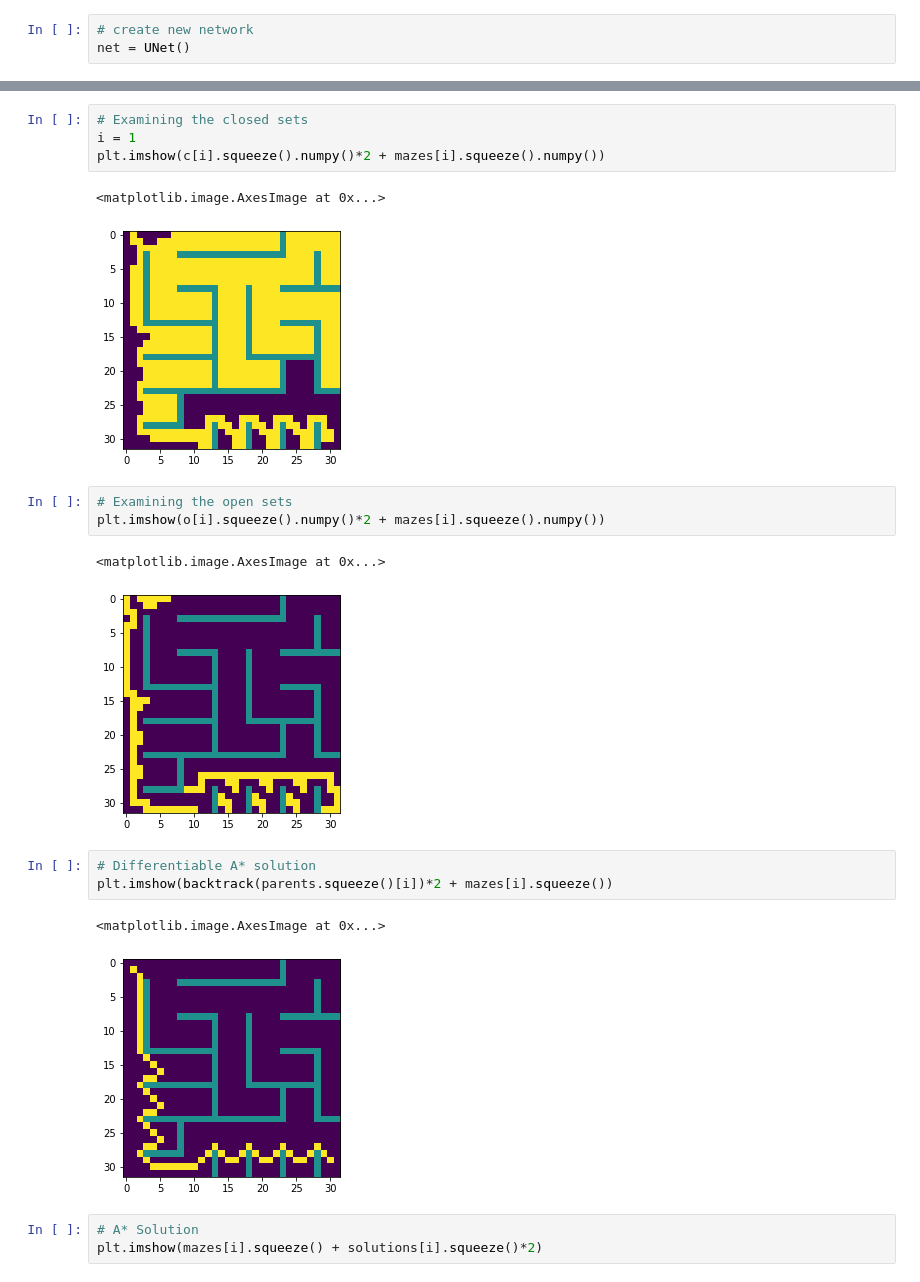
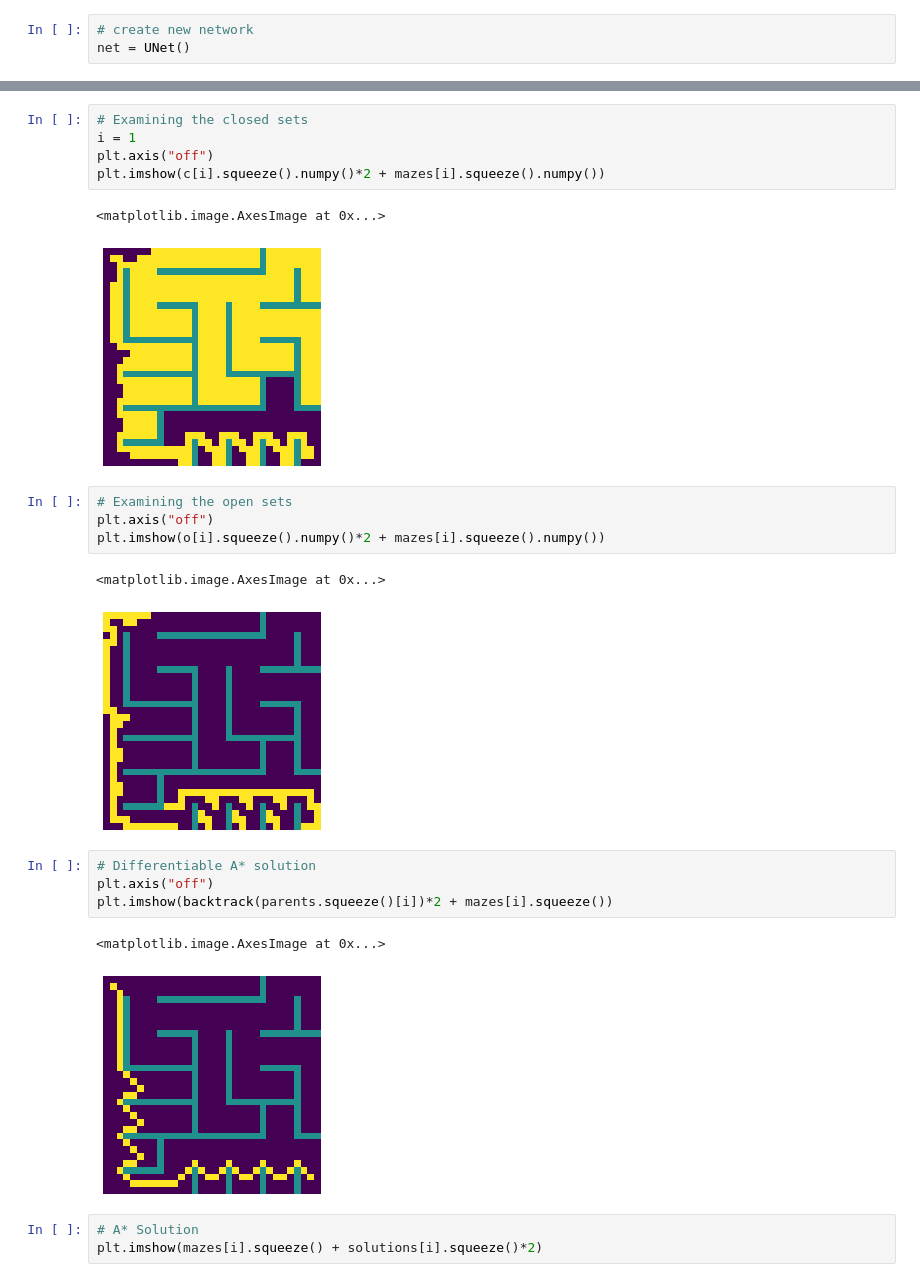
Before and after one commit to connordhenderson/neural-astar, a Jupyter notebook: neural_a_star_batched.ipynb, the cells around one changed output, grey strips where cells are left out. Saved outputs shown, nothing was run; the diff lists cells and outputs as text.

```diff
--- a/neural_a_star_batched.ipynb
+++ b/neural_a_star_batched.ipynb
@@ -376,22 +385,25 @@ phi.min(), phi.max()
 # %%
 # Examining the closed sets
 i = 1
+plt.axis("off")
 plt.imshow(c[i].squeeze().numpy()*2 + mazes[i].squeeze().numpy())
 # %% [output]
 <matplotlib.image.AxesImage at 0x...>
-[figure, old version]
+[figure, new version]
 # %%
 # Examining the open sets
+plt.axis("off")
 plt.imshow(o[i].squeeze().numpy()*2 + mazes[i].squeeze().numpy())
 # %% [output]
 <matplotlib.image.AxesImage at 0x...>
-[figure, old version]
+[figure, new version]
 # %%
 # Differentiable A* solution
+plt.axis("off")
 plt.imshow(backtrack(parents.squeeze()[i])*2 + mazes[i].squeeze())
 # %% [output]
 <matplotlib.image.AxesImage at 0x...>
-[figure, old version]
+[figure, new version]
 # %%
 # A* Solution
 plt.imshow(mazes[i].squeeze() + solutions[i].squeeze()*2)
```
Also changed, not shown: parts of 16 cells of this notebook, 3 other files.
